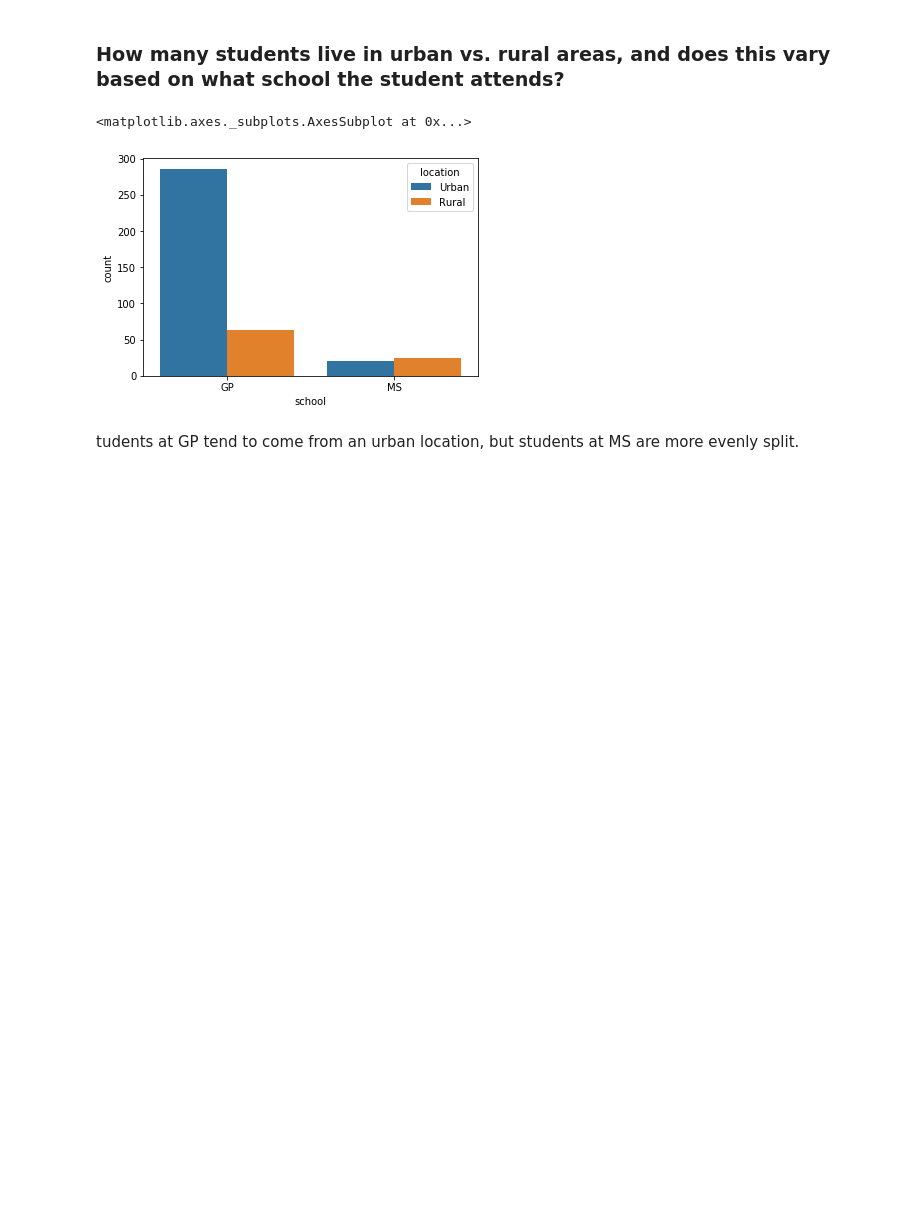
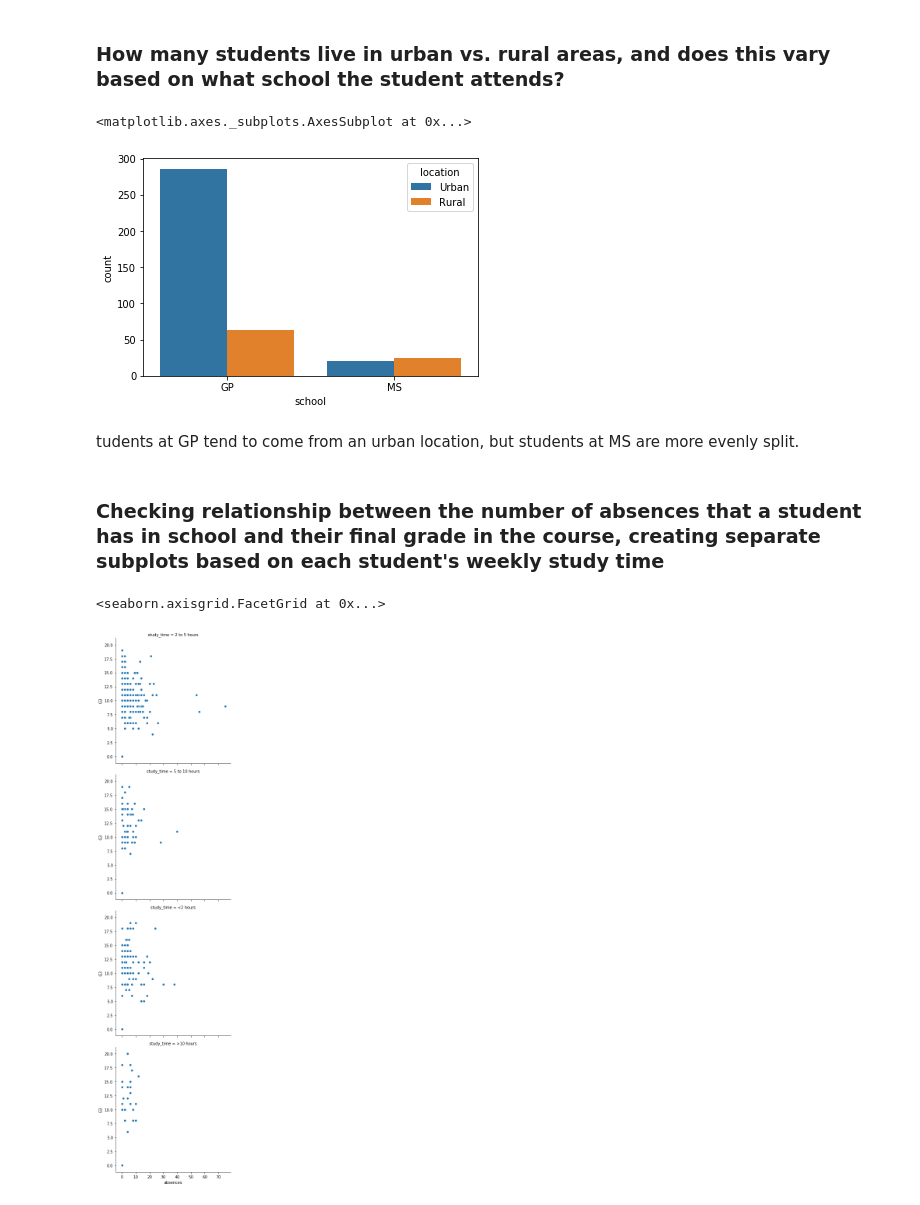
Before and after one commit to Ysbail/Visualizations, a Jupyter notebook: students_data_visualization.ipynb, the cells around one changed output. Drawn from its saved outputs; the diff is of its cells as text; code cells hidden in the pictures; blank space fills up the shorter version.

```diff
--- a/students_data_visualization.ipynb
+++ b/students_data_visualization.ipynb
@@ -33,3 +33,10 @@ sns.countplot(x='school', data=df, hue='location')
 [figure]
 # %% [markdown]
 tudents at GP tend to come from an urban location, but students at MS are more evenly split.
+# %% [markdown]
+### Checking relationship between the number of absences that a student has in school and their final grade in the course, creating separate subplots based on each student's weekly study time
+# %%
+sns.relplot(x="absences", y="G3", data=df, kind="scatter", row='study_time')
+# %% [output]
+<seaborn.axisgrid.FacetGrid at 0x...>
+[figure, added]
```
Also changed, not shown: parts of 3 cells of this notebook.
